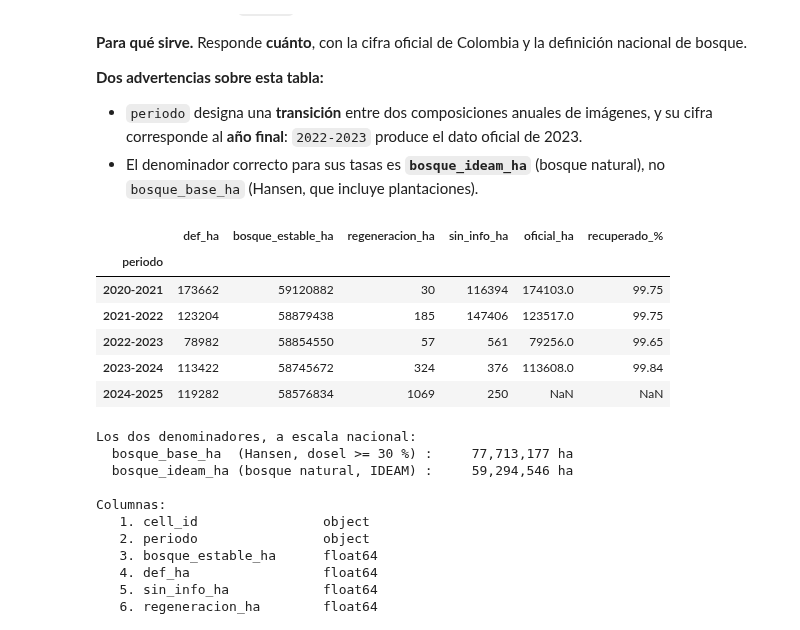
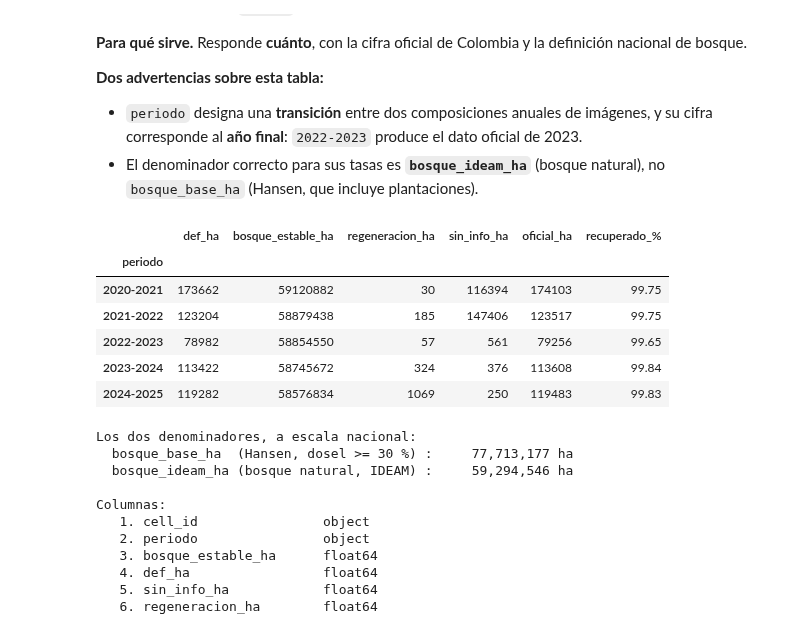
Before and after one commit to Bo-T19/trabajo_de_grado_ofr, a Jupyter notebook: catalogo_paneles.ipynb, the cells around one changed output. Cells and saved outputs as stored; diff of their text form; code cells hidden in the pictures.

```diff
--- a/catalogo_paneles.ipynb
+++ b/catalogo_paneles.ipynb
@@ -212,24 +212,25 @@ y la definición nacional de bosque.
 # %%
 col = ["def_ha", "bosque_estable_ha", "regeneracion_ha", "sin_info_ha"]
 por_periodo = ideam.groupby("periodo")[col].sum()
 
 # Cifra oficial publicada por el IDEAM, para contrastar.
 OFICIAL = {"2020-2021": 174_103, "2021-2022": 123_517,
-           "2022-2023": 79_256, "2023-2024": 113_608}
+           "2022-2023": 79_256, "2023-2024": 113_608,
+           "2024-2025": 119_483}
 por_periodo["oficial_ha"] = pd.Series(OFICIAL)
 por_periodo["recuperado_%"] = (100 * por_periodo.def_ha / por_periodo.oficial_ha).round(2)
 
 # Las hectareas se redondean a entero; el porcentaje conserva decimales
 # porque la cercania al 100 % es justamente lo que valida la agregacion.
 por_periodo.astype({c: "int64" for c in col + ["oficial_ha"]}, errors="ignore")
 # %% [output]
 |  | def_ha | bosque_estable_ha | regeneracion_ha | sin_info_ha | oficial_ha | recuperado_% |
 | periodo |  |  |  |  |  |  |
-| 2020-2021 | 173662 | 59120882 | 30 | 116394 | 174103.0 | 99.75 |
-| 2021-2022 | 123204 | 58879438 | 185 | 147406 | 123517.0 | 99.75 |
-| 2022-2023 | 78982 | 58854550 | 57 | 561 | 79256.0 | 99.65 |
-| 2023-2024 | 113422 | 58745672 | 324 | 376 | 113608.0 | 99.84 |
-| 2024-2025 | 119282 | 58576834 | 1069 | 250 | NaN | NaN |
+| 2020-2021 | 173662 | 59120882 | 30 | 116394 | 174103 | 99.75 |
+| 2021-2022 | 123204 | 58879438 | 185 | 147406 | 123517 | 99.75 |
+| 2022-2023 | 78982 | 58854550 | 57 | 561 | 79256 | 99.65 |
+| 2023-2024 | 113422 | 58745672 | 324 | 376 | 113608 | 99.84 |
+| 2024-2025 | 119282 | 58576834 | 1069 | 250 | 119483 | 99.83 |
 # %%
 print("Los dos denominadores, a escala nacional:")
 b = ideam[ideam.periodo == ideam.periodo.min()]
```
Also changed, not shown: parts of 1 cell of this notebook, 3 other files.
